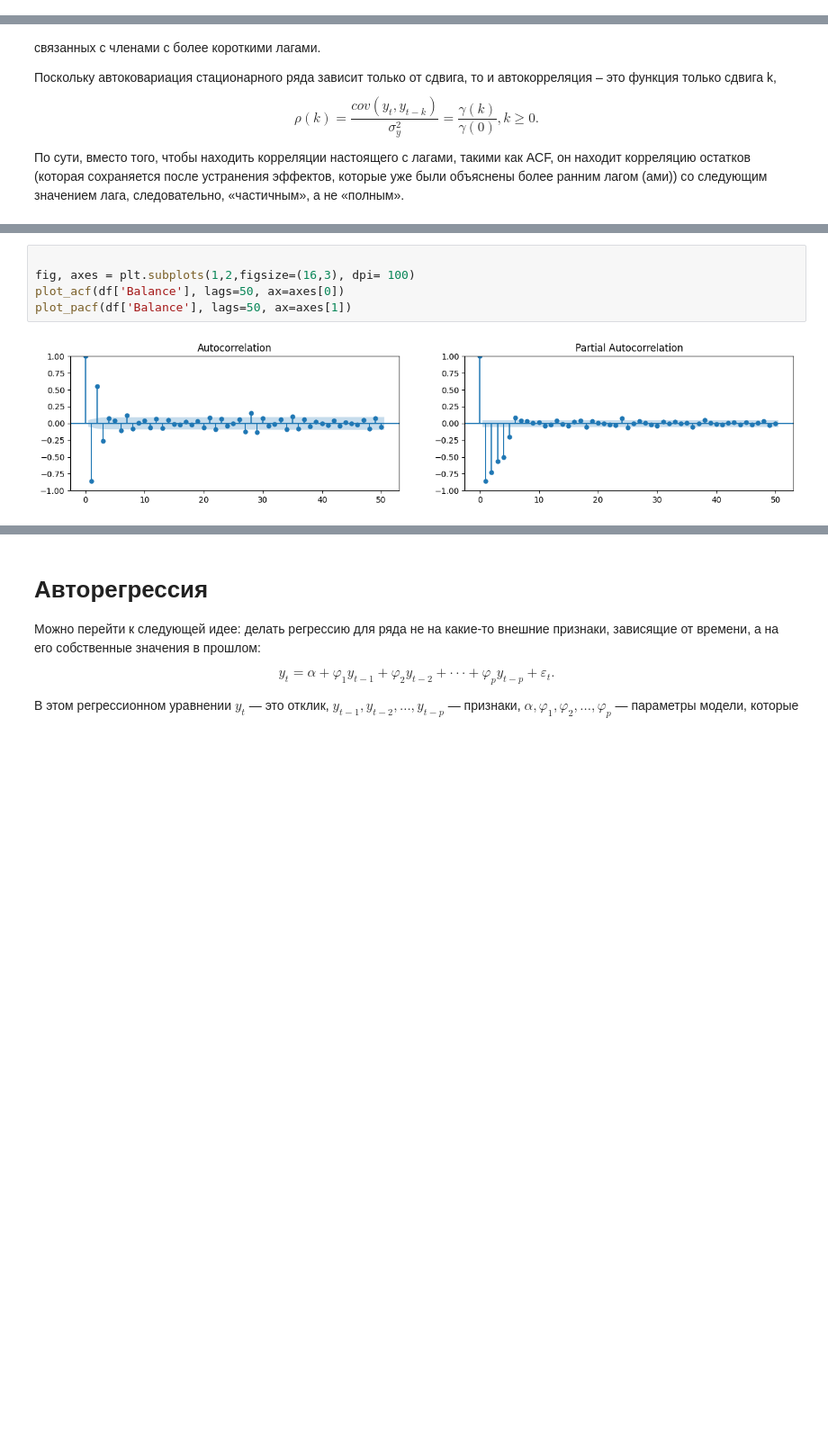
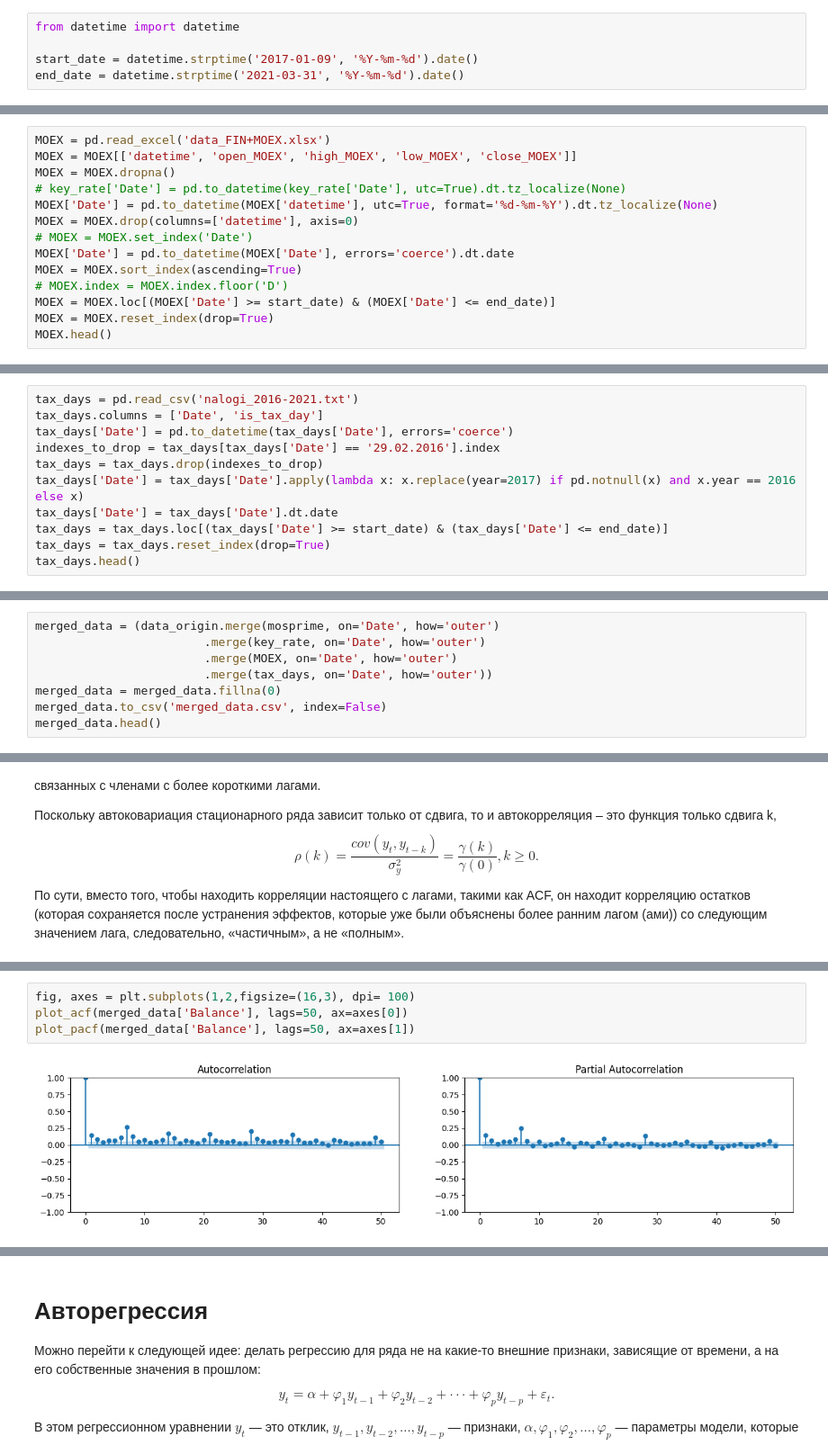
Before and after one commit to kiripcha/-FTIAD-Time-structured-data-analysis, a Jupyter notebook: Project/main.ipynb, the cells around one changed output, grey strips where cells are left out. Shown at 90% size. Cells and saved outputs as stored; diff of their text form; blank space fills up the shorter version.

```diff
--- a/Project/main.ipynb
+++ b/Project/main.ipynb
@@ -479,0 +580,5 @@ autocorrelation_plot(df['Balance'])
+# %%
+from datetime import datetime
+
+start_date = datetime.strptime('2017-01-09', '%Y-%m-%d').date()
+end_date = datetime.strptime('2021-03-31', '%Y-%m-%d').date()
@@ -479,0 +648,14 @@ autocorrelation_plot(df['Balance'])
+# %%
+MOEX = pd.read_excel('data_FIN+MOEX.xlsx')
+MOEX = MOEX[['datetime', 'open_MOEX', 'high_MOEX', 'low_MOEX', 'close_MOEX']]
+MOEX = MOEX.dropna()
+# key_rate['Date'] = pd.to_datetime(key_rate['Date'], utc=True).dt.tz_localize(None)
+MOEX['Date'] = pd.to_datetime(MOEX['datetime'], utc=True, format='%d-%m-%Y').dt.tz_localize(None)
+MOEX = MOEX.drop(columns=['datetime'], axis=0)
+# MOEX = MOEX.set_index('Date')
+MOEX['Date'] = pd.to_datetime(MOEX['Date'], errors='coerce').dt.date
+MOEX = MOEX.sort_index(ascending=True)
+# MOEX.index = MOEX.index.floor('D')
+MOEX = MOEX.loc[(MOEX['Date'] >= start_date) & (MOEX['Date'] <= end_date)]
+MOEX = MOEX.reset_index(drop=True)
+MOEX.head()
@@ -479,0 +669,11 @@ autocorrelation_plot(df['Balance'])
+# %%
+tax_days = pd.read_csv('nalogi_2016-2021.txt')
+tax_days.columns = ['Date', 'is_tax_day']
+tax_days['Date'] = pd.to_datetime(tax_days['Date'], errors='coerce')
+indexes_to_drop = tax_days[tax_days['Date'] == '29.02.2016'].index
+tax_days = tax_days.drop(indexes_to_drop)
+tax_days['Date'] = tax_days['Date'].apply(lambda x: x.replace(year=2017) if pd.notnull(x) and x.year == 2016 else x)
+tax_days['Date'] = tax_days['Date'].dt.date
+tax_days = tax_days.loc[(tax_days['Date'] >= start_date) & (tax_days['Date'] <= end_date)]
+tax_days = tax_days.reset_index(drop=True)
+tax_days.head()
@@ -479,0 +687,8 @@ autocorrelation_plot(df['Balance'])
+# %%
+merged_data = (data_origin.merge(mosprime, on='Date', how='outer')
+                        .merge(key_rate, on='Date', how='outer')
+                        .merge(MOEX, on='Date', how='outer')
+                        .merge(tax_days, on='Date', how='outer'))
+merged_data = merged_data.fillna(0)
+merged_data.to_csv('merged_data.csv', index=False)
+merged_data.head()
@@ -555,9 +771,8 @@ tsplot(randser, lags=30)
 # %% [output]
 [figure]
 # %%
-
 fig, axes = plt.subplots(1,2,figsize=(16,3), dpi= 100)
-plot_acf(df['Balance'], lags=50, ax=axes[0])
-plot_pacf(df['Balance'], lags=50, ax=axes[1])
+plot_acf(merged_data['Balance'], lags=50, ax=axes[0])
+plot_pacf(merged_data['Balance'], lags=50, ax=axes[1])
 # %% [output]
-[figure, old version]
+[figure, new version]
```
Also changed, not shown: parts of 42 cells of this notebook, 6 other files.
